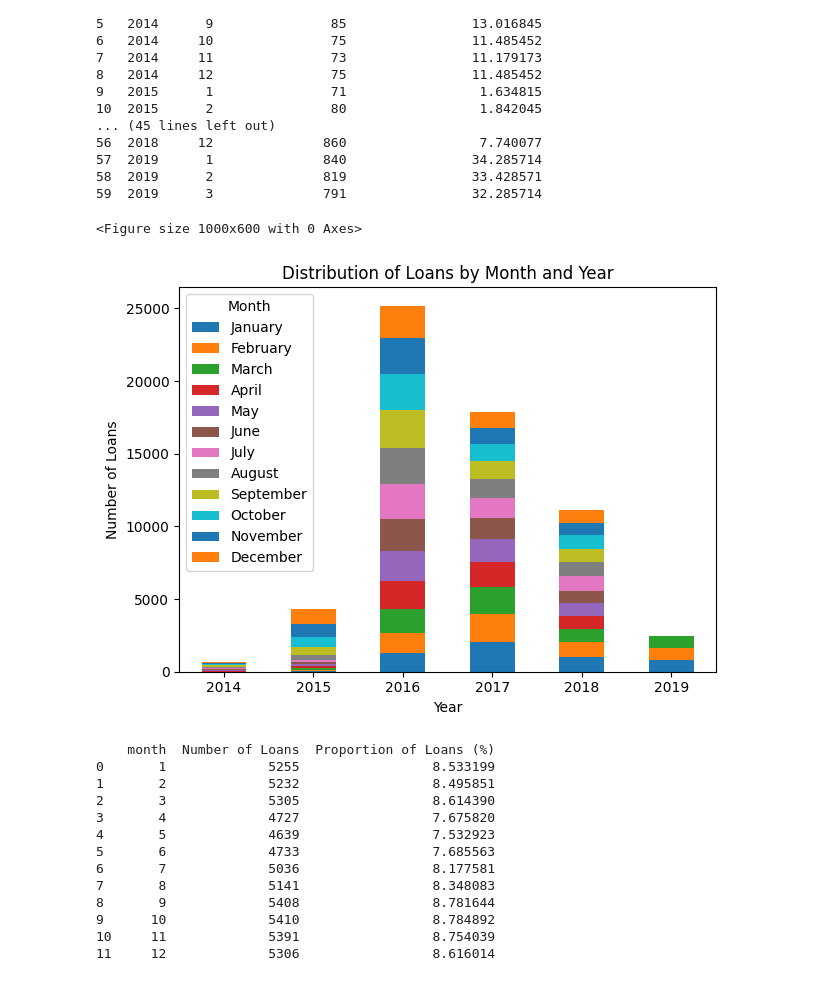
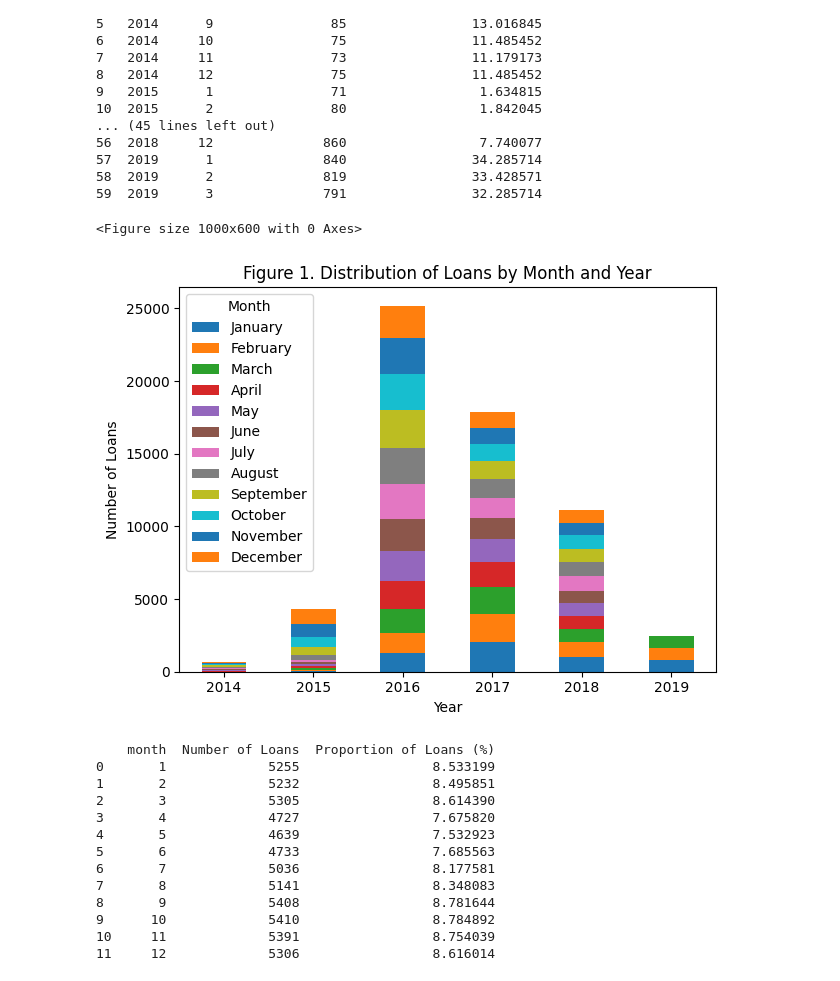
Before and after one commit to Milanomac/data-science-python, a Jupyter notebook: other-data-science-projects/02_challenge_loans/notebook_new.ipynb, the cells around one changed output. Drawn from its saved outputs; the diff is of its cells as text; code cells hidden in the pictures.

```diff
--- a/other-data-science-projects/02_challenge_loans/notebook_new.ipynb
+++ b/other-data-science-projects/02_challenge_loans/notebook_new.ipynb
@@ -181,25 +181,25 @@ print(monthly_loans)
 # %%
 # Define the month names for the x-axis labels
 month_names = ["January", "February", "March", "April", "May", "June", "July", "August", "September", "October", "November", "December"]
 
 # Create a pivot table for the monthly loans data
 pivot_table = monthly_loans.pivot(index='year', columns='month', values='Number of Loans')
 
 # Create a bar plot
 plt.figure(figsize=(10, 6))
 pivot_table.plot(kind='bar', stacked=True)
 plt.xlabel('Year')
 plt.ylabel('Number of Loans')
-plt.title('Distribution of Loans by Month and Year')
+plt.title('Figure 1. Distribution of Loans by Month and Year')
 plt.xticks(rotation=0)
 plt.legend(title='Month', labels=month_names)
 plt.tight_layout()
 
 # Show the plot
 plt.show()
 # %% [output]
 <Figure size 1000x600 with 0 Axes>
-[figure, old version]
+[figure, new version]
 # %%
 # Group by month and calculate the number of loans per month
 monthly_loans = df.groupby('month').size().reset_index(name='Number of Loans')
```
Also changed, not shown: parts of 17 cells of this notebook, 4 other files.
